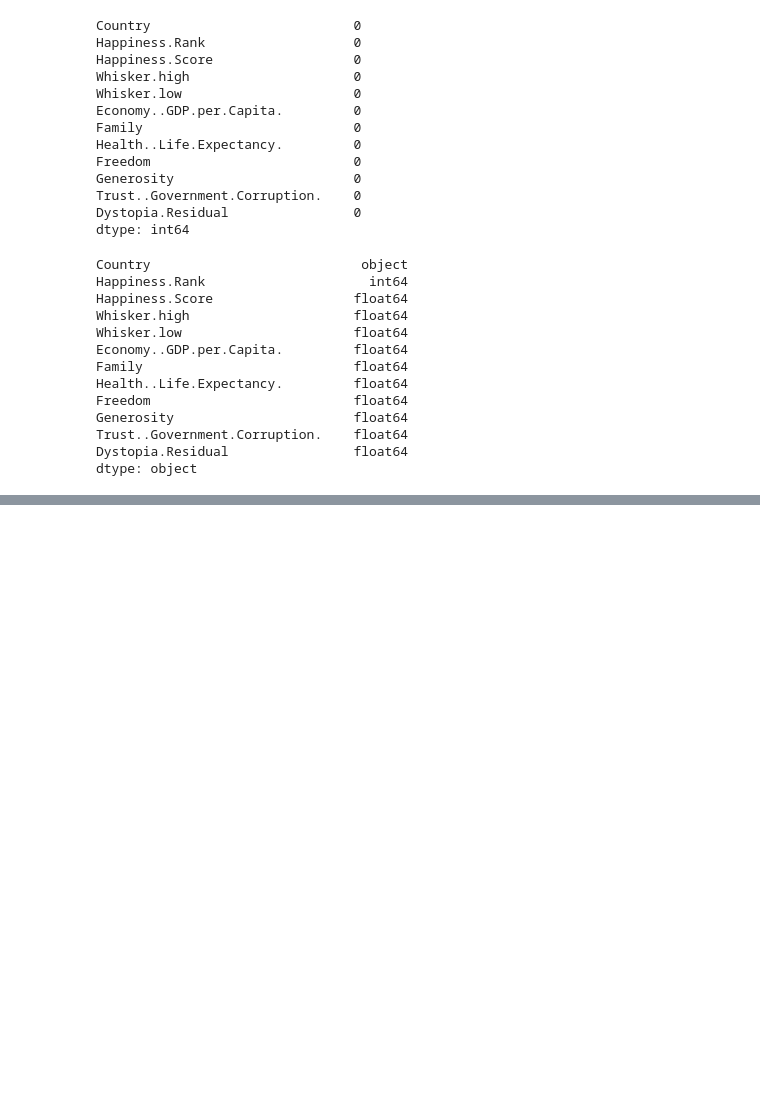
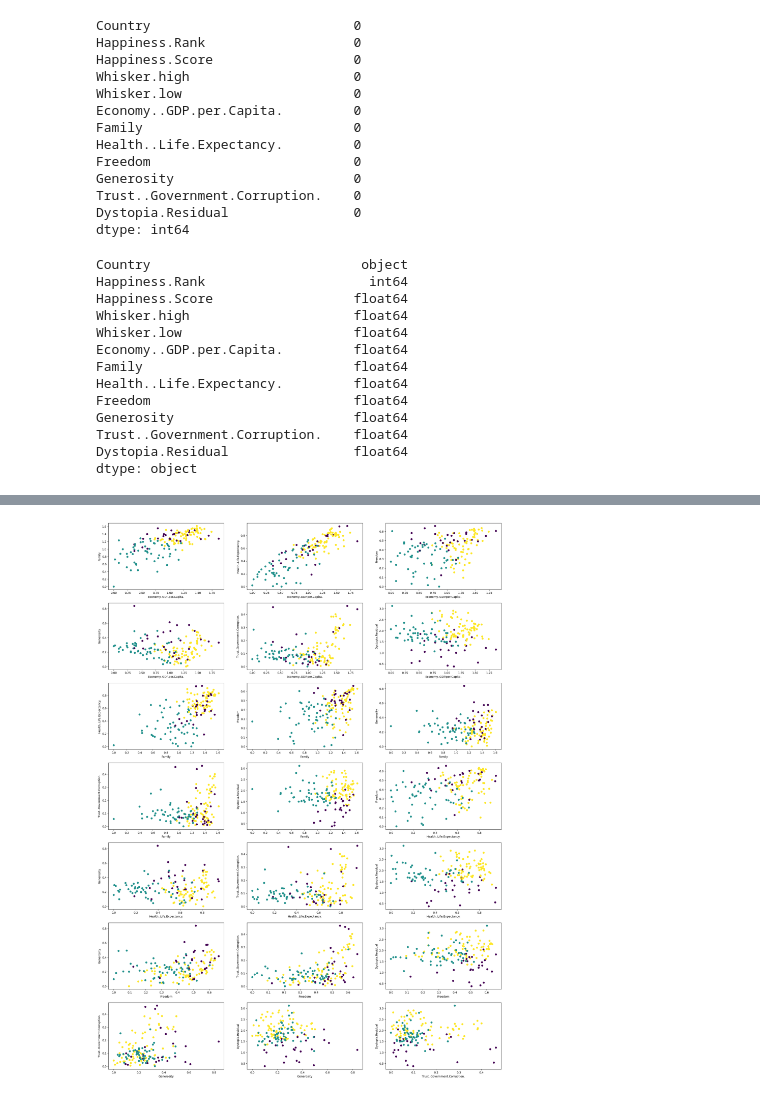
Before and after one commit to Vovegog/IBE400---Group-Project, a Jupyter notebook: groupProject.ipynb, the cells around one changed output, grey strips where cells are left out. Drawn from its saved outputs; the diff is of its cells as text; code cells hidden in the pictures; blank space fills up the shorter version.

```diff
--- a/groupProject.ipynb
+++ b/groupProject.ipynb
@@ -82,0 +122,23 @@ dtype: object
+# %%
+socioEconomicFactorsQ1 = ['Economy..GDP.per.Capita.', 'Family', 'Health..Life.Expectancy.', 'Freedom', 'Generosity', 'Trust..Government.Corruption.', 'Dystopia.Residual']
+scaledSocioEconomicFactors = StandardScaler().fit_transform(df[socioEconomicFactorsQ1])
+
+kmeans = KMeans(n_clusters=3, random_state=0).fit(scaledSocioEconomicFactors)
+
+def plotCluster(data, nCluster, kMeans):
+    nrRows = len(data.columns) + 1 // 5
+    figLength = nrRows*5
+
+    plt.figure(figsize=(25, figLength))
+
+    for i, (x, y) in enumerate(itertools.combinations(data.columns, 2)):
+        plt.subplot(nrRows,3,i+1)
+        plt.scatter(data[x], data[y], c=kMeans.labels_, cmap='viridis')
+        plt.xlabel(x)
+        plt.ylabel(y)
+
+    plt.show()
+
+plotCluster(df[socioEconomicFactorsQ1], 3, kmeans)
+# %% [output]
+[figure, added]
```
Also changed, not shown: parts of 10 cells of this notebook, 1 other file.
